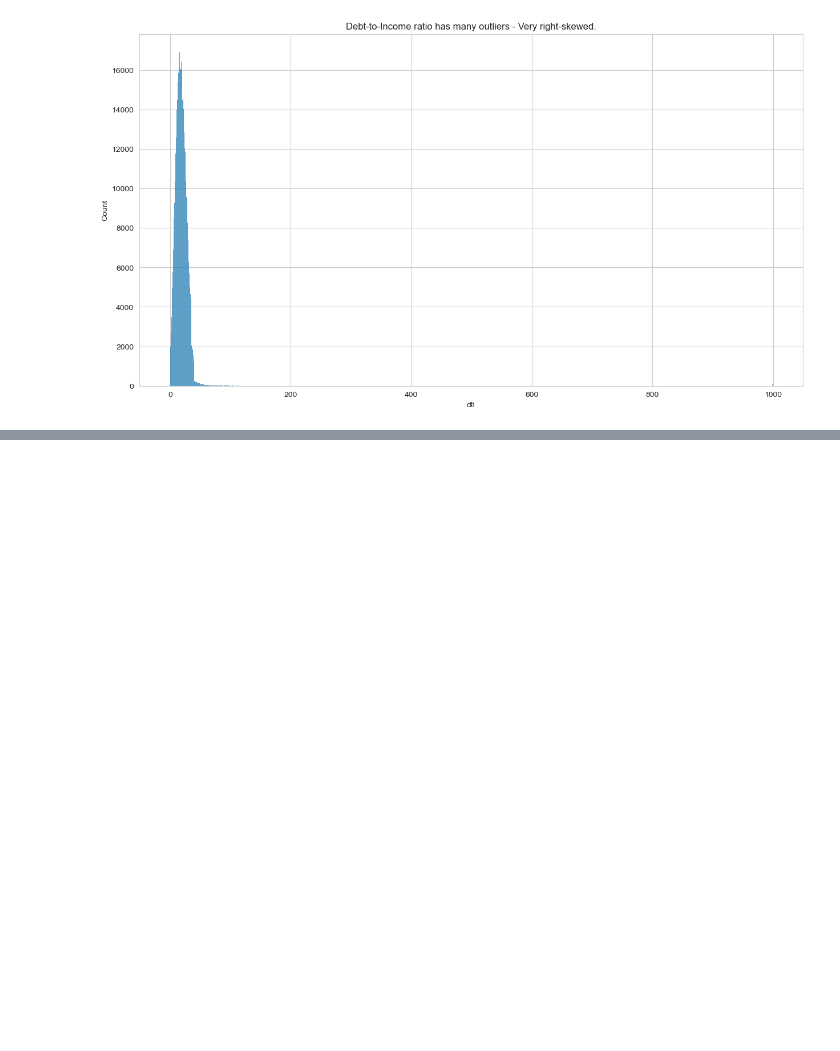
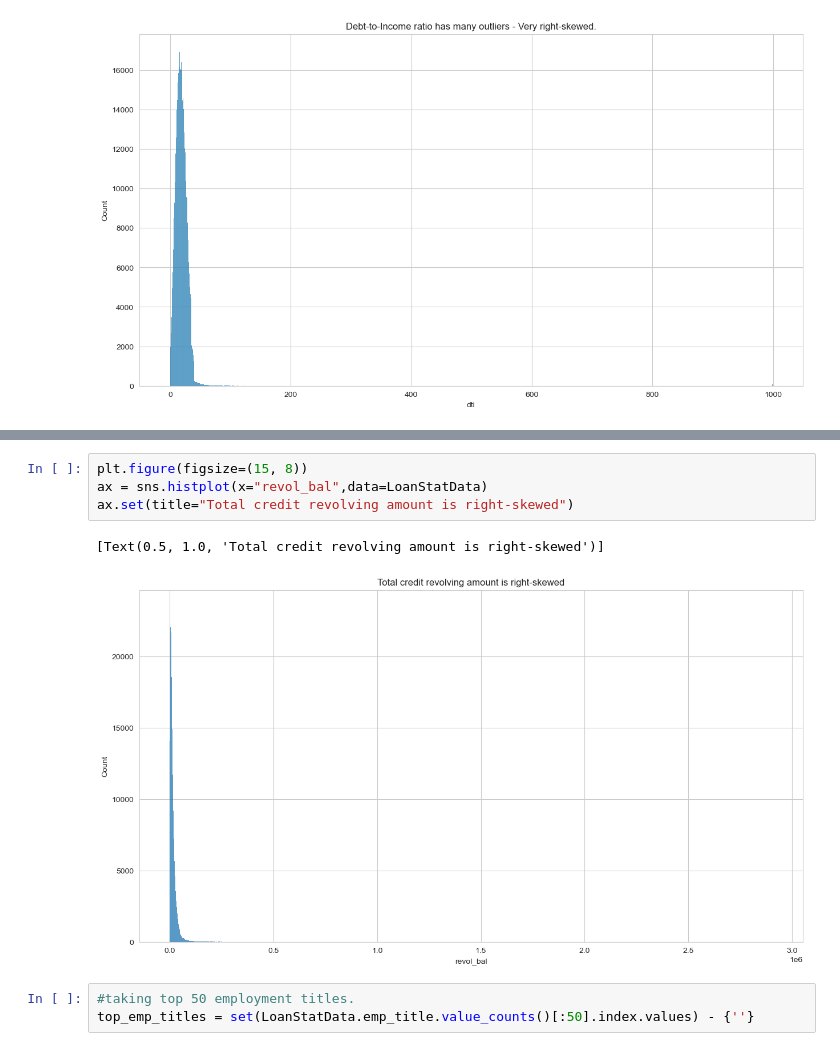
Before and after one commit to shyamghan17/MachineLearning, a Jupyter notebook: BigData/Assignment/LoanPred.ipynb, the cells around one changed output, grey strips where cells are left out. Saved outputs shown, nothing was run; the diff lists cells and outputs as text; blank space fills up the shorter version.

```diff
--- a/BigData/Assignment/LoanPred.ipynb
+++ b/BigData/Assignment/LoanPred.ipynb
@@ -129,0 +147,10 @@ ax.set(title="Debt-to-Income ratio below 40 is somewhat normal")
+# %%
+plt.figure(figsize=(15, 8))
+ax = sns.histplot(x="revol_bal",data=LoanStatData)
+ax.set(title="Total credit revolving amount is right-skewed")
+# %% [output]
+[Text(0.5, 1.0, 'Total credit revolving amount is right-skewed')]
+[figure, added]
+# %%
+#taking top 50 employment titles.
+top_emp_titles = set(LoanStatData.emp_title.value_counts()[:50].index.values) - {''}
```
Also changed, not shown: parts of 44 cells of this notebook.
